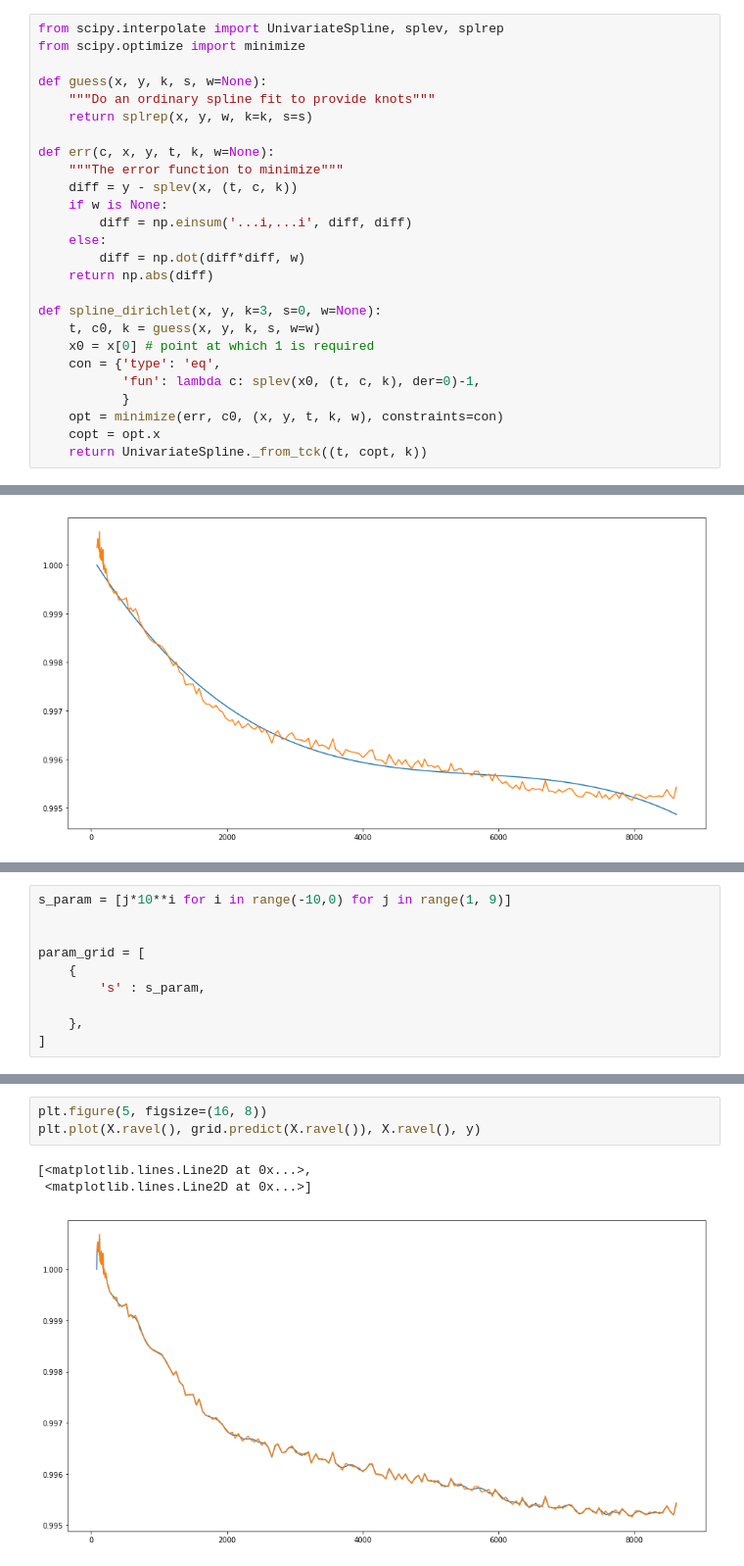
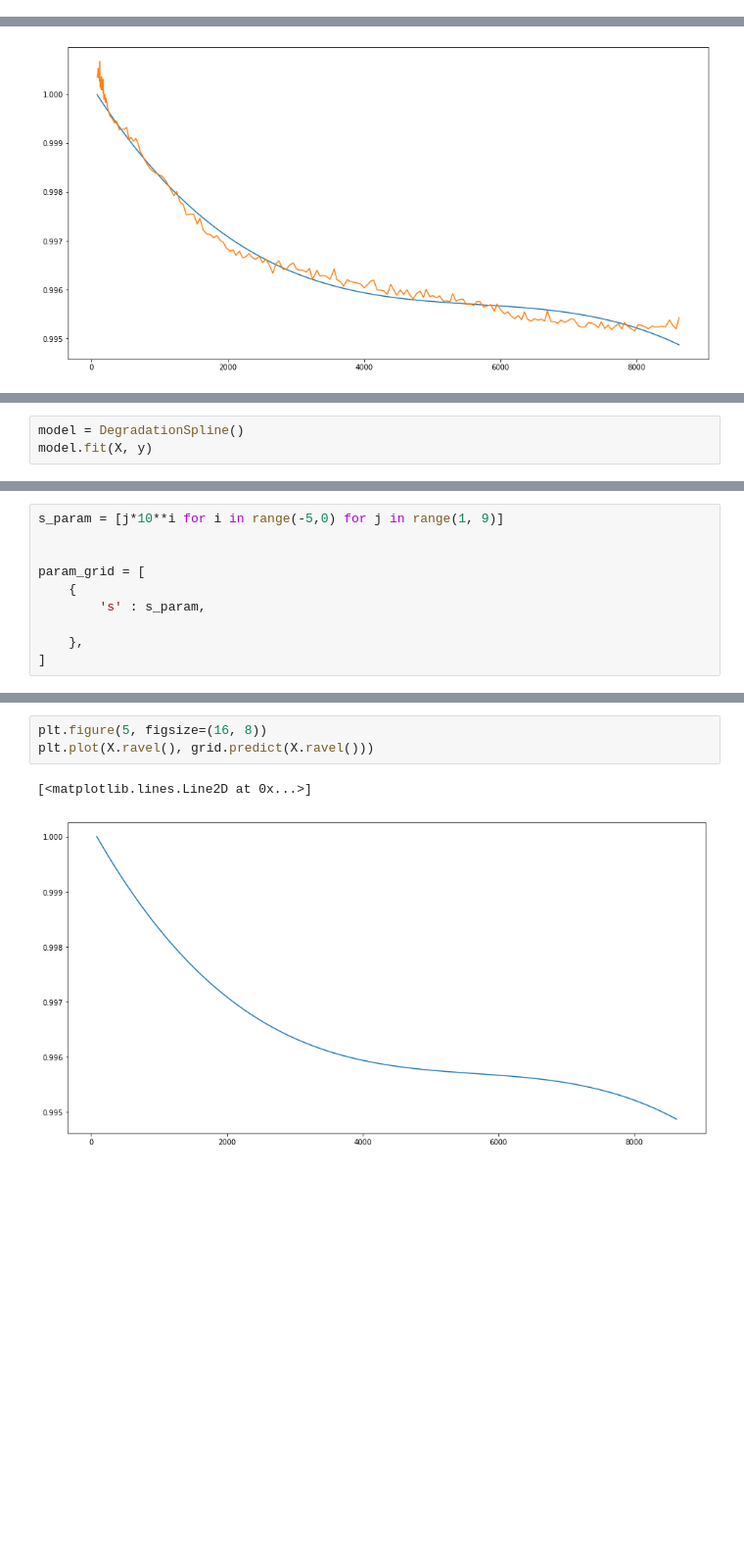
Before and after one commit to roksikonja/dslab_virgo_tsi, a Jupyter notebook: exponential_decay.ipynb, the cells around one changed output, grey strips where cells are left out. Shown at 98% size. Saved outputs shown, nothing was run; the diff lists cells and outputs as text; blank space fills up the shorter version.

Commit message:
Added ThinningCV splitter, Splines for grid search, and splies which start at (0,1)

```diff
--- a/exponential_decay.ipynb
+++ b/exponential_decay.ipynb
@@ -202,29 +190,3 @@ plt.plot(X.ravel(), spline_1(X.ravel()), )
 # %% [output]
 [<matplotlib.lines.Line2D at 0x...>]
 [figure]
-# %%
-from scipy.interpolate import UnivariateSpline, splev, splrep
-from scipy.optimize import minimize
-
-def guess(x, y, k, s, w=None):
-    """Do an ordinary spline fit to provide knots"""
-    return splrep(x, y, w, k=k, s=s)
-
-def err(c, x, y, t, k, w=None):
-    """The error function to minimize"""
-    diff = y - splev(x, (t, c, k))
-    if w is None:
-        diff = np.einsum('...i,...i', diff, diff)
-    else:
-        diff = np.dot(diff*diff, w)
-    return np.abs(diff)
-
-def spline_dirichlet(x, y, k=3, s=0, w=None):
-    t, c0, k = guess(x, y, k, s, w=w)
-    x0 = x[0] # point at which 1 is required
-    con = {'type': 'eq',
-           'fun': lambda c: splev(x0, (t, c, k), der=0)-1,
-           }
-    opt = minimize(err, c0, (x, y, t, k, w), constraints=con)
-    copt = opt.x
-    return UnivariateSpline._from_tck((t, copt, k))
@@ -283,0 +296,3 @@ class SplineWithInitialOne:
+# %%
+model = DegradationSpline()
+model.fit(X, y)
@@ -284,5 +330,5 @@ class SplineWithInitialOne:
 # %%
-s_param = [j*10**i for i in range(-10,0) for j in range(1, 9)]
+s_param = [j*10**i for i in range(-5,0) for j in range(1, 9)]
 
 
 param_grid = [
@@ -306,7 +354,6 @@ print("--- %s seconds ---" % (time.time() - start_time))
 # %%
 plt.figure(5, figsize=(16, 8))
-plt.plot(X.ravel(), grid.predict(X.ravel()), X.ravel(), y)
+plt.plot(X.ravel(), grid.predict(X.ravel()))
 # %% [output]
-[<matplotlib.lines.Line2D at 0x...>,
- <matplotlib.lines.Line2D at 0x...>]
+[<matplotlib.lines.Line2D at 0x...>]
-[figure, old version]
+[figure, new version]
```
Also changed, not shown: parts of 24 cells of this notebook.
